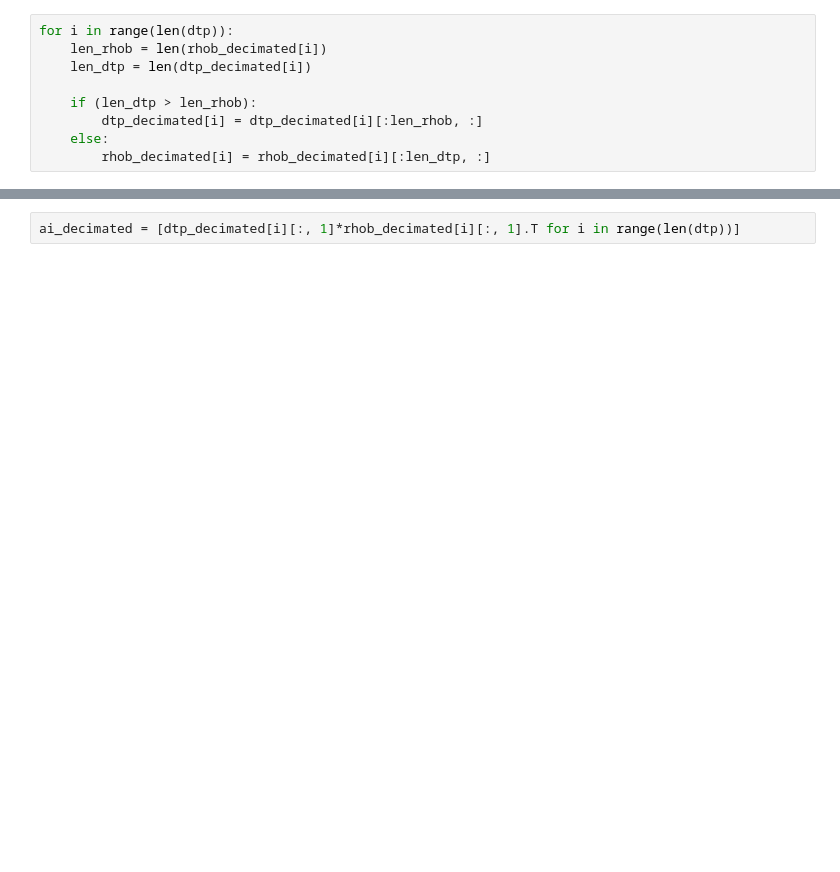
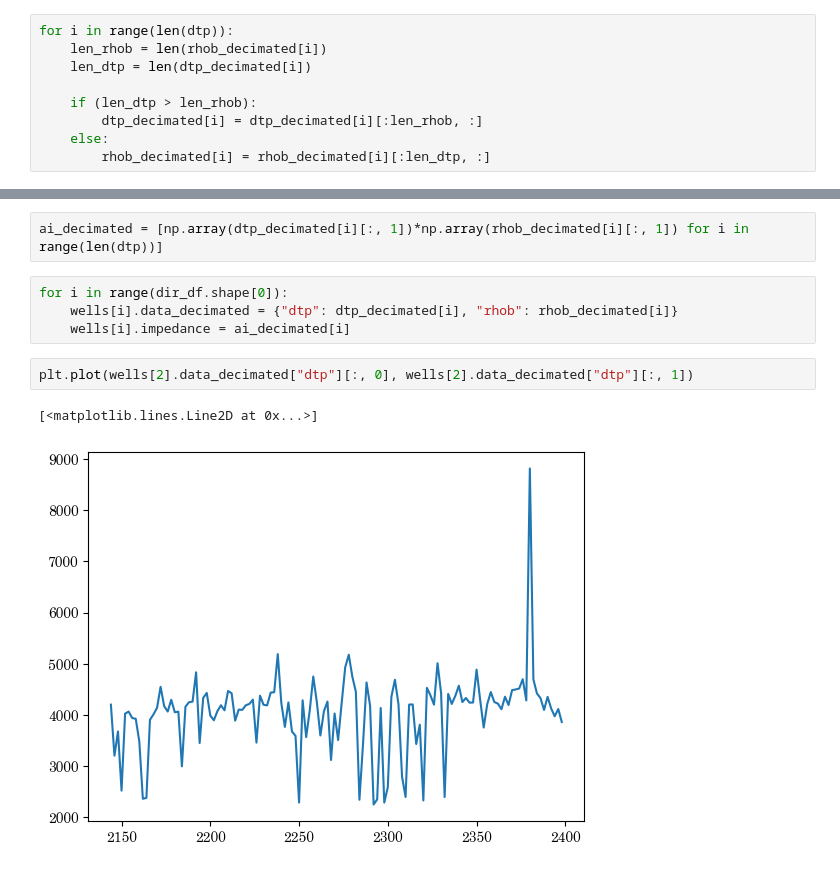
Before and after one commit to grxoxl/inversion, a Jupyter notebook: acoustic_inversion/kazan_data/data_preparation.ipynb, the cells around one changed output, grey strips where cells are left out. Drawn from its saved outputs; the diff is of its cells as text; blank space fills up the shorter version.

```diff
--- a/acoustic_inversion/kazan_data/data_preparation.ipynb
+++ b/acoustic_inversion/kazan_data/data_preparation.ipynb
@@ -107,3 +218,12 @@ for i in range(len(dtp)):
 # %%
-ai_decimated = [dtp_decimated[i][:, 1]*rhob_decimated[i][:, 1].T for i in range(len(dtp))]
+ai_decimated = [np.array(dtp_decimated[i][:, 1])*np.array(rhob_decimated[i][:, 1]) for i in range(len(dtp))]
+# %%
+for i in range(dir_df.shape[0]):
+    wells[i].data_decimated = {"dtp": dtp_decimated[i], "rhob": rhob_decimated[i]}
+    wells[i].impedance = ai_decimated[i]
+# %%
+plt.plot(wells[2].data_decimated["dtp"][:, 0], wells[2].data_decimated["dtp"][:, 1])
+# %% [output]
+[<matplotlib.lines.Line2D at 0x...>]
+[figure, added]
 # %%
```
Also changed, not shown: parts of 12 cells of this notebook.
